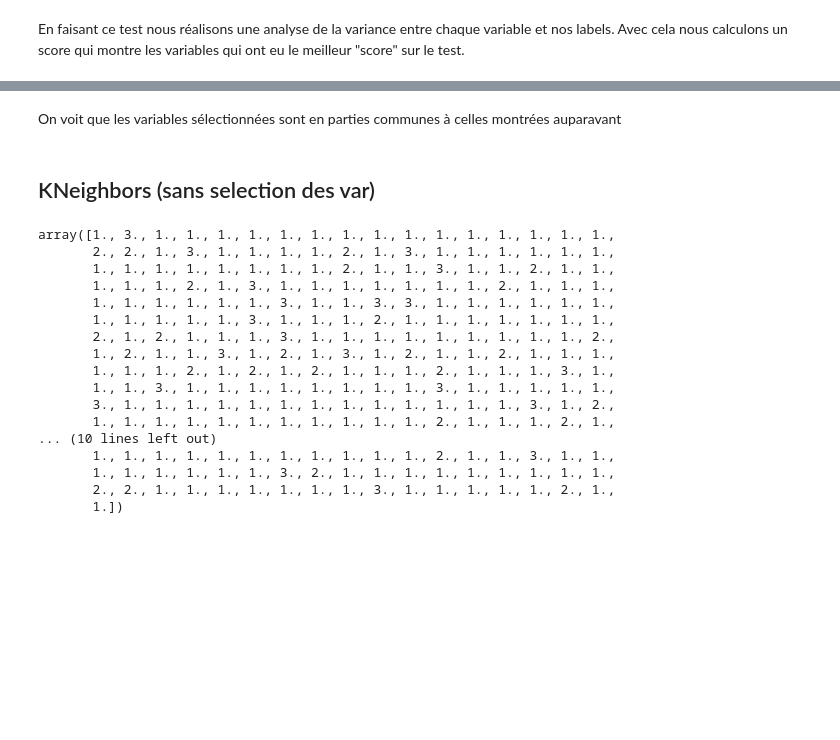
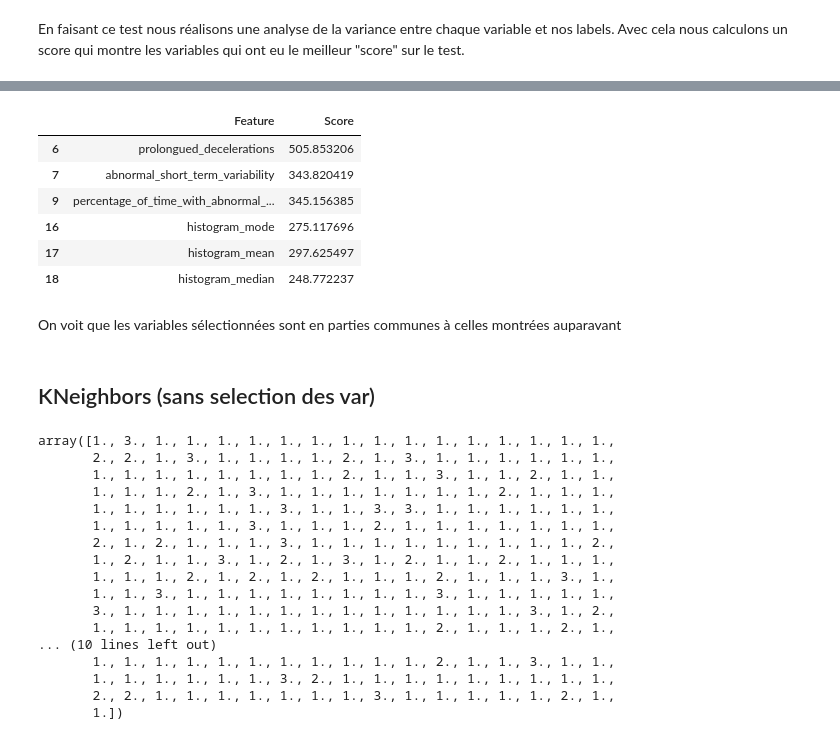
Before and after one commit to smanchajm/SY09-Fetal-Health-Prediction, a Jupyter notebook: supervised_prediction.ipynb, the cells around one changed output, grey strips where cells are left out. Drawn from its saved outputs; the diff is of its cells as text; code cells hidden in the pictures; blank space fills up the shorter version.

```diff
--- a/supervised_prediction.ipynb
+++ b/supervised_prediction.ipynb
@@ -114,6 +114,18 @@ data_selected.head()
 | 2 | 0.0 | 16.0 | 0.0 | 141.0 | 135.0 | ... |
 | 3 | 0.0 | 16.0 | 0.0 | 137.0 | 134.0 | ... |
 | 4 | 0.0 | 16.0 | 0.0 | 137.0 | 136.0 | ... |
+# %%
+score_features = featureScores[featureScores['Score']>=200]
+# %%
+score_features
+# %% [output]
+|  | Feature | Score |
+| 6 | prolongued_decelerations | 505.853206 |
+| 7 | abnormal_short_term_variability | 343.820419 |
+| 9 | percentage_of_time_with_abnormal_... | 345.156385 |
+| 16 | histogram_mode | 275.117696 |
+| 17 | histogram_mean | 297.625497 |
+| 18 | histogram_median | 248.772237 |
 # %% [markdown]
 On voit que les variables sélectionnées sont en parties communes à celles montrées auparavant
 # %%
```
Also changed, not shown: parts of 3 cells of this notebook.
